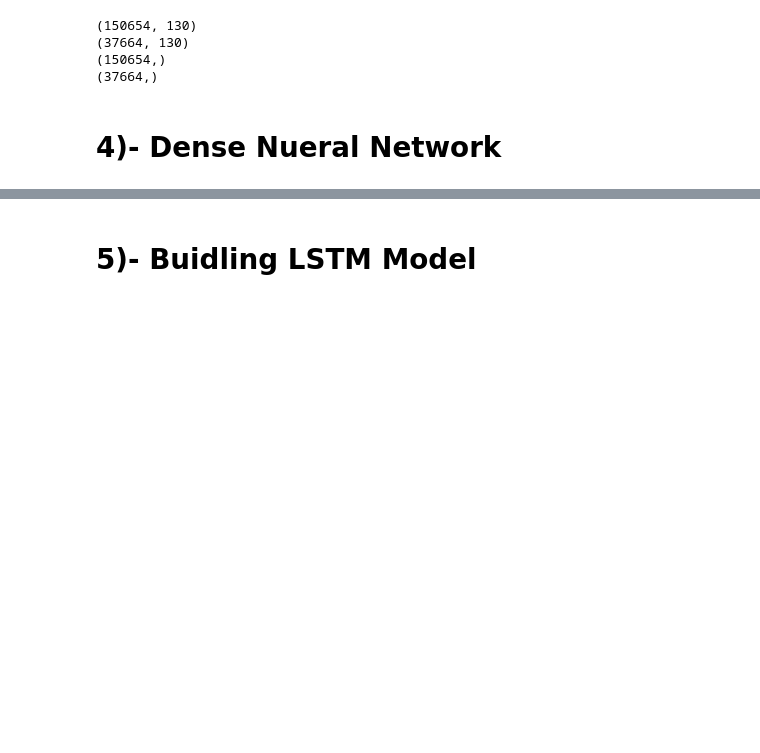
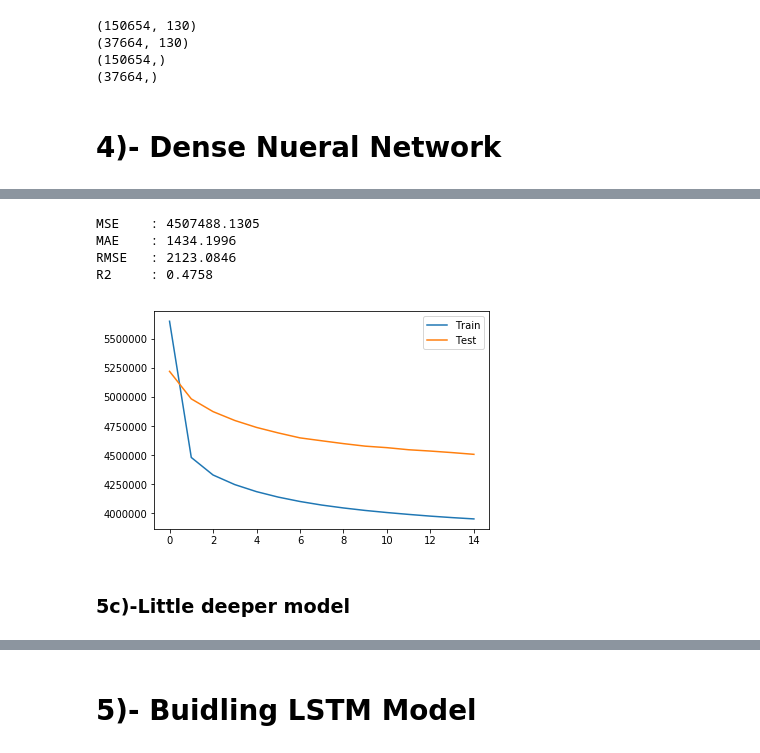
Before and after one commit to HassanSherwani/Insurance_Claims_Severity, a Jupyter notebook: DL-models_Allstate_Claims_Severity .ipynb, the cells around one changed output, grey strips where cells are left out. Saved outputs shown, nothing was run; the diff lists cells and outputs as text; code cells hidden in the pictures; blank space fills up the shorter version.

```diff
--- a/DL-models_Allstate_Claims_Severity .ipynb
+++ b/DL-models_Allstate_Claims_Severity .ipynb
@@ -273,0 +372,8 @@ print(y_test.shape)
+# %%
+# Build model
+model_simple = Sequential()
+# create dense layer with half of baseline model i.e 400/2
+model_simple.add(Dense(200, input_dim=X_train.shape[1], init='normal', activation='relu'))
+model_simple.add(Dense(1, init='normal', activation='relu')) # adding activation to next layer as well
+# Compile model
+model_simple.compile(loss='mse', optimizer='adam')
@@ -273,0 +394,2 @@ print(y_test.shape)
+# %%
+history = model_simple.fit(X_train, y_train, epochs=15, batch_size=10, validation_data=(X_test, y_test), verbose=2, shuffle=False)
@@ -273,0 +423,20 @@ print(y_test.shape)
+# %%
+print('MSE    : %0.4f ' % mse_simple)
+print('MAE    : %0.4f ' % mae_simple)
+print('RMSE   : %0.4f ' % rmse_simple)
+print('R2     : %0.4f ' % r2_simple)
+# %% [output]
+MSE    : 4507488.1305
+MAE    : 1434.1996
+RMSE   : 2123.0846
+R2     : 0.4758
+# %%
+# plotting results
+plt.plot(history.history['loss'], label='Train')
+plt.plot(history.history['val_loss'], label='Test')
+plt.legend()
+plt.show()
+# %% [output]
+[figure, added]
+# %% [markdown]
+### 5c)-Little deeper model
```
Also changed, not shown: parts of 64 cells of this notebook.
